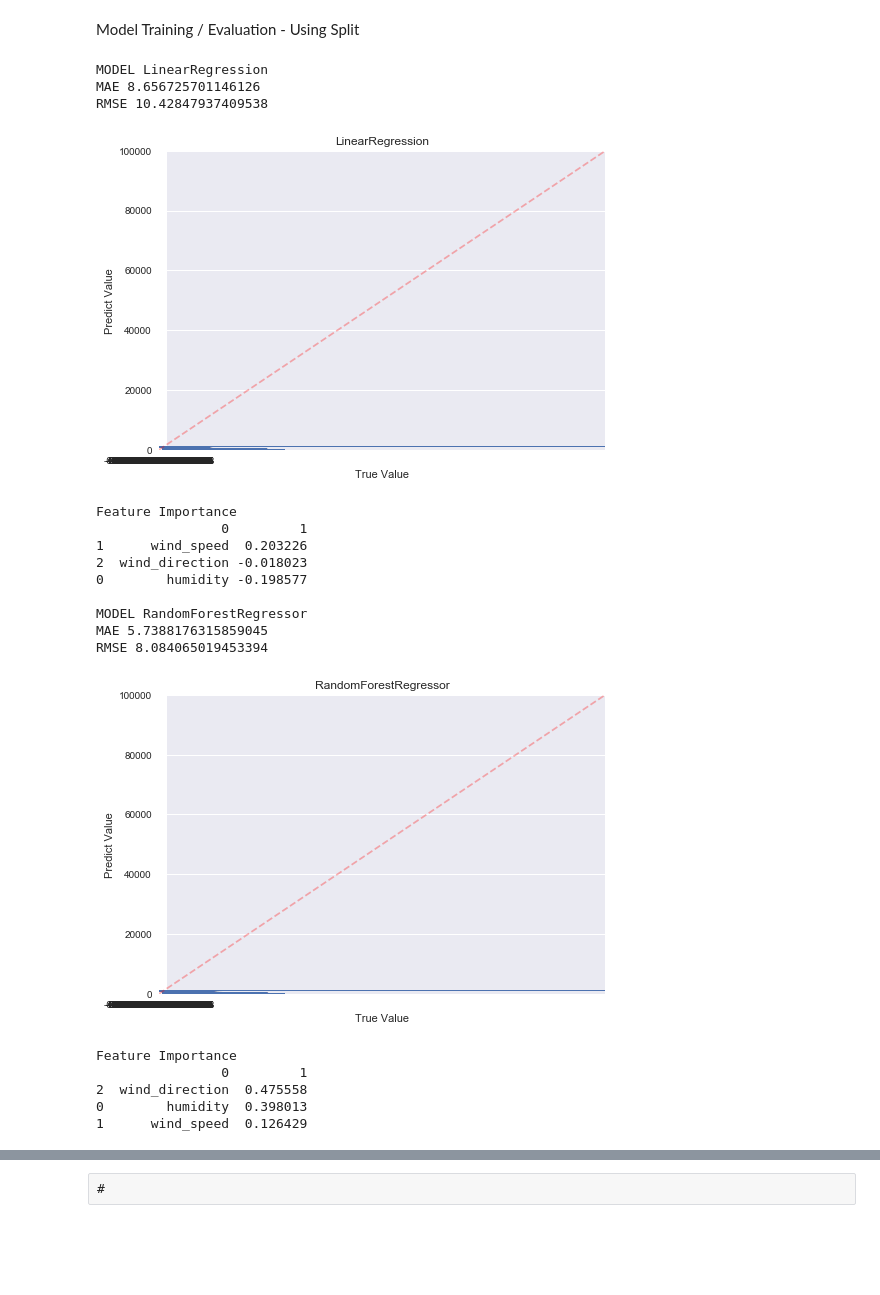
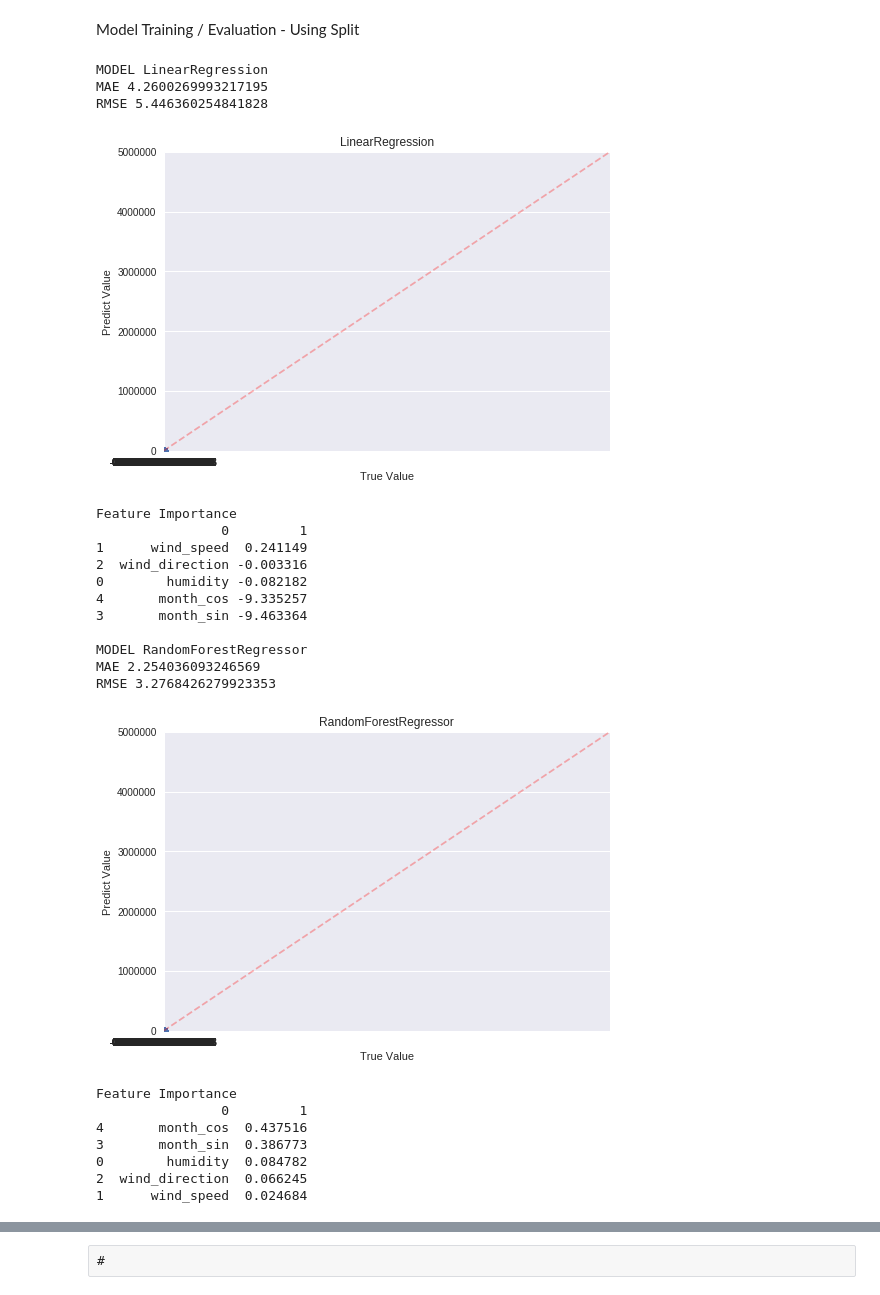
Before and after one commit to Negah20/CEBD1260-ANALITICAL, a Jupyter notebook: project/code/data-cleaning-weather-par2.ipynb, the cells around one changed output, grey strips where cells are left out. Drawn from its saved outputs; the diff is of its cells as text; code cells hidden in the pictures; blank space fills up the shorter version.

```diff
--- a/project/code/data-cleaning-weather-par2.ipynb
+++ b/project/code/data-cleaning-weather-par2.ipynb
@@ -97,3 +97,5 @@ total_data=pd.concat([data,data_humid['humidity'],data_press['pressure'],data_sp
+# %%
+total_data['date']=total_data.datetime.dt.date
 # %%
 total_data.head(5)
 # %% [output]
@@ -320,7 +353,7 @@ Let's split our data into training and test sets.
 # %%
 # split the data
 #X_columns=['hour_sin','hour_cos','day_sin','day_cos','month_sin','month_cos','humidity','wind_speed','wind_direction']
-X_columns=['humidity','wind_speed','wind_direction']
+X_columns=['humidity','wind_speed','wind_direction','month_sin','month_cos']
 #X_columns=['hour','day','month']
 y_column=['temperature']
 
@@ -342,6 +375,8 @@ y_test (1752, 1)
 # %% [markdown]
 Model Training / Evaluation - Using Split
 # %%
+from sklearn.linear_model import LinearRegression
+from sklearn.ensemble import RandomForestRegressor
 models = [
     ('LinearRegression', LinearRegression()),
     ('RandomForestRegressor', RandomForestRegressor())
@@ -358,54 +393,58 @@ for m in models:
     print('RMSE', rmse)
     # print the chart
     plt.scatter(y_test, y_pred, alpha=0.3)
-    plt.plot(range(0,100000, 100), range(0,100000, 100), '--r', alpha=0.3, label='Line1')
+    plt.plot(range(0,5000000, 100), range(0,5000000, 100), '--r', alpha=0.3, label='Line1')
     plt.title(m[0])
     plt.xlabel('True Value')
     plt.ylabel('Predict Value')
-    plt.xlim([0, 100000])
-    plt.ylim([0, 100000])
+    plt.xlim([0, 5000000])
+    plt.ylim([0, 5000000])
     plt.show()
     results.append([m[0], mae, rmse])
 
     # if there is a feature importance, print top 5
     importance = []
     if hasattr(model, 'feature_importances_'):
         print('Feature Importance')
         importance = []
         for i in range(len(X_columns)):
             importance.append([X_columns[i], model.feature_importances_[i]])
         print(pd.DataFrame(importance).sort_values(by=1, ascending=False).head())
     elif hasattr(model, 'coef_'):
         print('Feature Importance')
         for i in range(len(X_columns)):
             importance.append([X_columns[i], model.coef_[i]])
         print(pd.DataFrame(importance).sort_values(by=1, ascending=False).head())
 
     print('')
 
 # sort the results and print as a table
 df_results = pd.DataFrame(results)
 df_results.columns = ['model', 'mae', 'rmse']
 df_results = df_results.sort_values(by='mae')
 df_results
 # %% [output]
 MODEL LinearRegression
-MAE 8.656725701146126
-RMSE 10.42847937409538
+MAE 4.2600269993217195
+RMSE 5.446360254841828
-[figure, old version]
+[figure, new version]
 Feature Importance
                 0         1
-1      wind_speed  0.203226
-2  wind_direction -0.018023
-0        humidity -0.198577
+1      wind_speed  0.241149
+2  wind_direction -0.003316
+0        humidity -0.082182
+4       month_cos -9.335257
+3       month_sin -9.463364
 
 MODEL RandomForestRegressor
-MAE 5.7388176315859045
-RMSE 8.084065019453394
+MAE 2.254036093246569
+RMSE 3.2768426279923353
-[figure, old version]
+[figure, new version]
 Feature Importance
                 0         1
-2  wind_direction  0.475558
-0        humidity  0.398013
-1      wind_speed  0.126429
+4       month_cos  0.437516
+3       month_sin  0.386773
+0        humidity  0.084782
+2  wind_direction  0.066245
+1      wind_speed  0.024684
 |  | model | mae | rmse |
```
Also changed, not shown: parts of 38 cells of this notebook.
